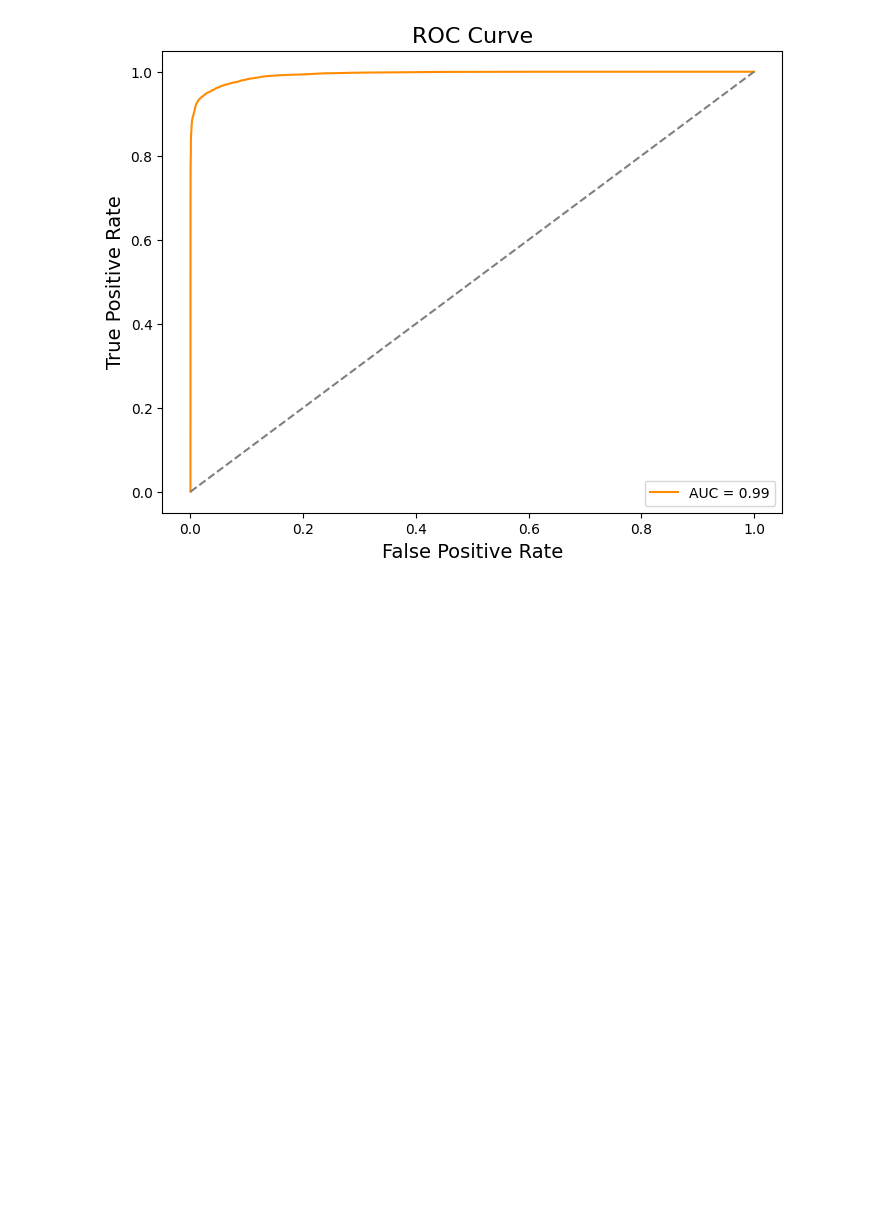
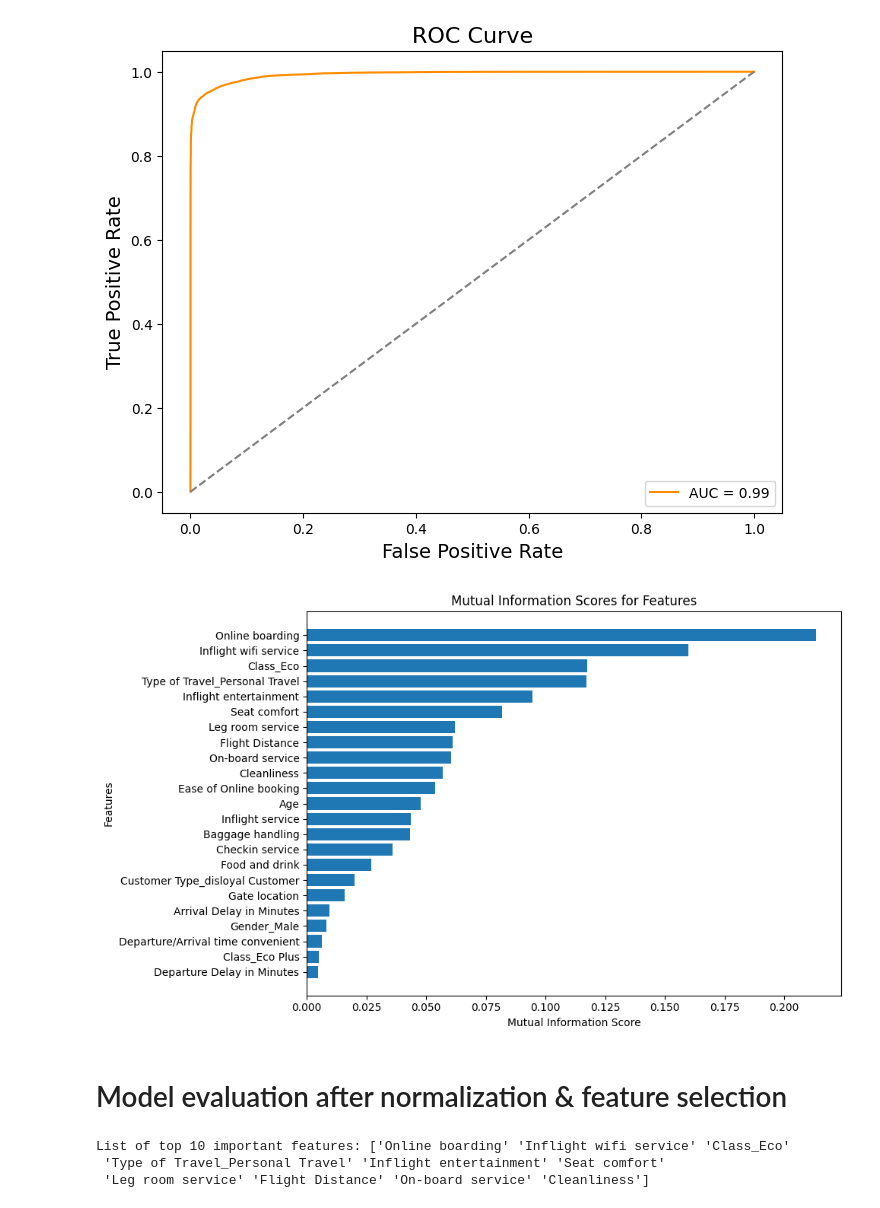
Before and after one commit to airline-management-system/customer-satisfaction, a Jupyter notebook: notebook/benchmark.ipynb, the cells around one changed output. Cells and saved outputs as stored; diff of their text form; code cells hidden in the pictures; blank space fills up the shorter version.

Commit message:
Add feature selection

```diff
--- a/notebook/benchmark.ipynb
+++ b/notebook/benchmark.ipynb
@@ -216,3 +217,31 @@ AUC: 0.99
 Cohen's Kappa: 0.92
 [figure]
 [figure]
+# %%
+mutual_info_scores_raw = mutual_info_classif(X_train, y_train, random_state=42)
+
+mutual_info_scores = pd.DataFrame({
+    'Feature': X_train.columns,
+    'Score': mutual_info_scores_raw
+}).sort_values(by='Score', ascending=False)
+# %%
+plt.figure(figsize=(10, 6))
+plt.barh(mutual_info_scores['Feature'], mutual_info_scores['Score'], align='center')
+plt.gca().invert_yaxis()
+plt.xlabel('Mutual Information Score')
+plt.ylabel('Features')
+plt.title('Mutual Information Scores for Features')
+plt.tight_layout()
+plt.show()
+# %% [output]
+[figure, added]
+# %% [markdown]
+# Model evaluation after normalization & feature selection
+# %%
+n_top_features = 10
+top_features = mutual_info_scores.head(n_top_features)['Feature'].to_numpy()
+print(f"List of top {n_top_features} important features: {top_features}")
+# %% [output]
+List of top 10 important features: ['Online boarding' 'Inflight wifi service' 'Class_Eco'
+ 'Type of Travel_Personal Travel' 'Inflight entertainment' 'Seat comfort'
+ 'Leg room service' 'Flight Distance' 'On-board service' 'Cleanliness']
```
Also changed, not shown: parts of 10 cells of this notebook.
